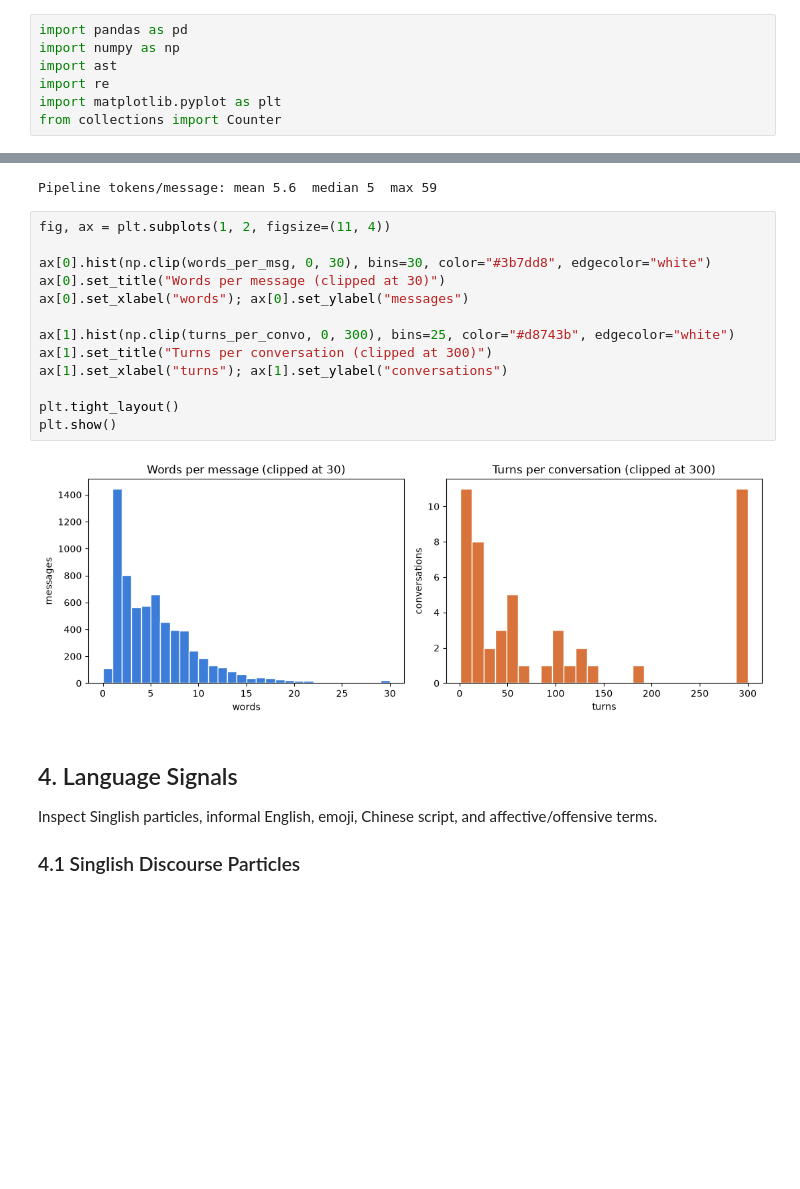
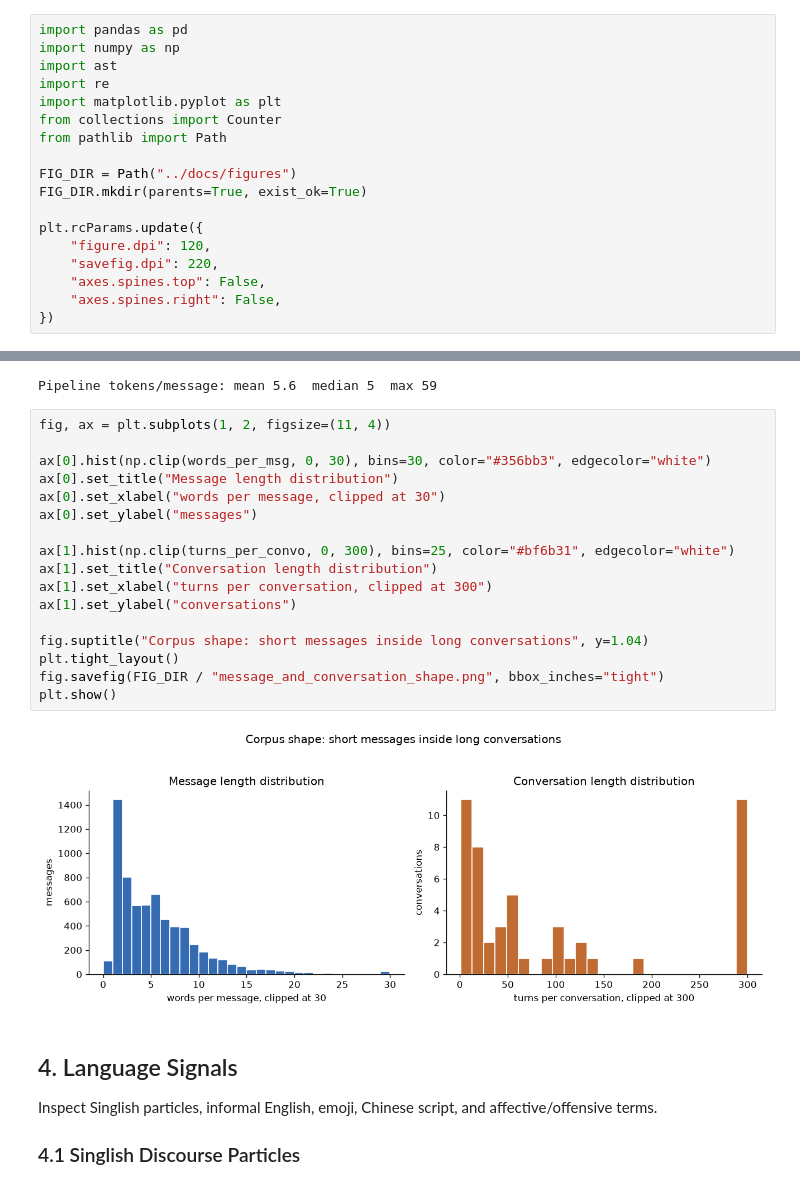
Before and after one commit to nuratamton/codemix_annotation, a Jupyter notebook: notebooks/eda.ipynb, the cells around one changed output, grey strips where cells are left out. Saved outputs shown, nothing was run; the diff lists cells and outputs as text; blank space fills up the shorter version.

```diff
--- a/notebooks/eda.ipynb
+++ b/notebooks/eda.ipynb
@@ -5,6 +5,17 @@ import ast
 import re
 import matplotlib.pyplot as plt
 from collections import Counter
+from pathlib import Path
+
+FIG_DIR = Path("../docs/figures")
+FIG_DIR.mkdir(parents=True, exist_ok=True)
+
+plt.rcParams.update({
+    "figure.dpi": 120,
+    "savefig.dpi": 220,
+    "axes.spines.top": False,
+    "axes.spines.right": False,
+})
 # %% [markdown]
 ## 1. Load and Parse the Corpus
 Read the CSV, inspect the raw list-encoded fields, and convert conversations into Python lists.
@@ -124,18 +135,22 @@ Pipeline tokens/message: mean 5.6  median 5  max 59
 # %%
 fig, ax = plt.subplots(1, 2, figsize=(11, 4))
 
-ax[0].hist(np.clip(words_per_msg, 0, 30), bins=30, color="#3b7dd8", edgecolor="white")
-ax[0].set_title("Words per message (clipped at 30)")
-ax[0].set_xlabel("words"); ax[0].set_ylabel("messages")
+ax[0].hist(np.clip(words_per_msg, 0, 30), bins=30, color="#356bb3", edgecolor="white")
+ax[0].set_title("Message length distribution")
+ax[0].set_xlabel("words per message, clipped at 30")
+ax[0].set_ylabel("messages")
 
-ax[1].hist(np.clip(turns_per_convo, 0, 300), bins=25, color="#d8743b", edgecolor="white")
-ax[1].set_title("Turns per conversation (clipped at 300)")
-ax[1].set_xlabel("turns"); ax[1].set_ylabel("conversations")
+ax[1].hist(np.clip(turns_per_convo, 0, 300), bins=25, color="#bf6b31", edgecolor="white")
+ax[1].set_title("Conversation length distribution")
+ax[1].set_xlabel("turns per conversation, clipped at 300")
+ax[1].set_ylabel("conversations")
 
+fig.suptitle("Corpus shape: short messages inside long conversations", y=1.04)
 plt.tight_layout()
+fig.savefig(FIG_DIR / "message_and_conversation_shape.png", bbox_inches="tight")
 plt.show()
 # %% [output]
-[figure, old version]
+[figure, new version]
 # %% [markdown]
 ## 4. Language Signals
 Inspect Singlish particles, informal English, emoji, Chinese script, and affective/offensive terms.
```
Also changed, not shown: parts of 3 cells of this notebook, 2 other files.
